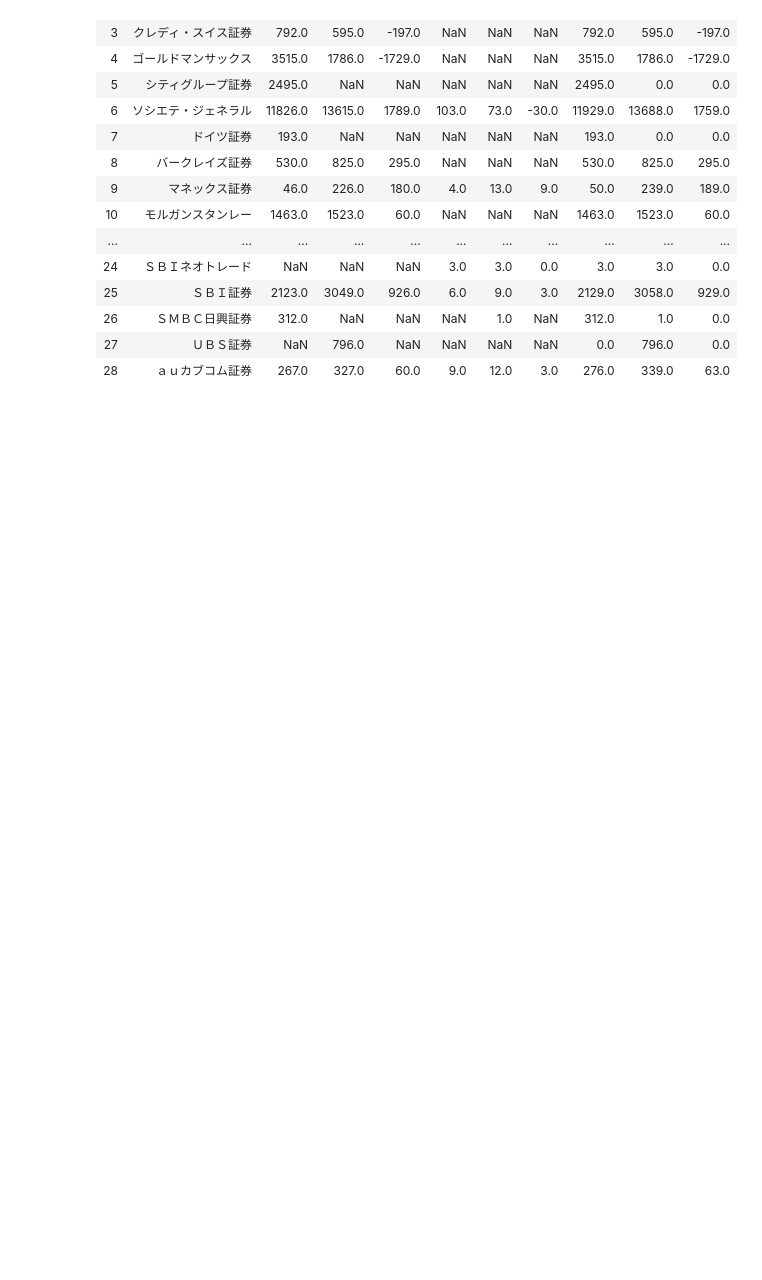
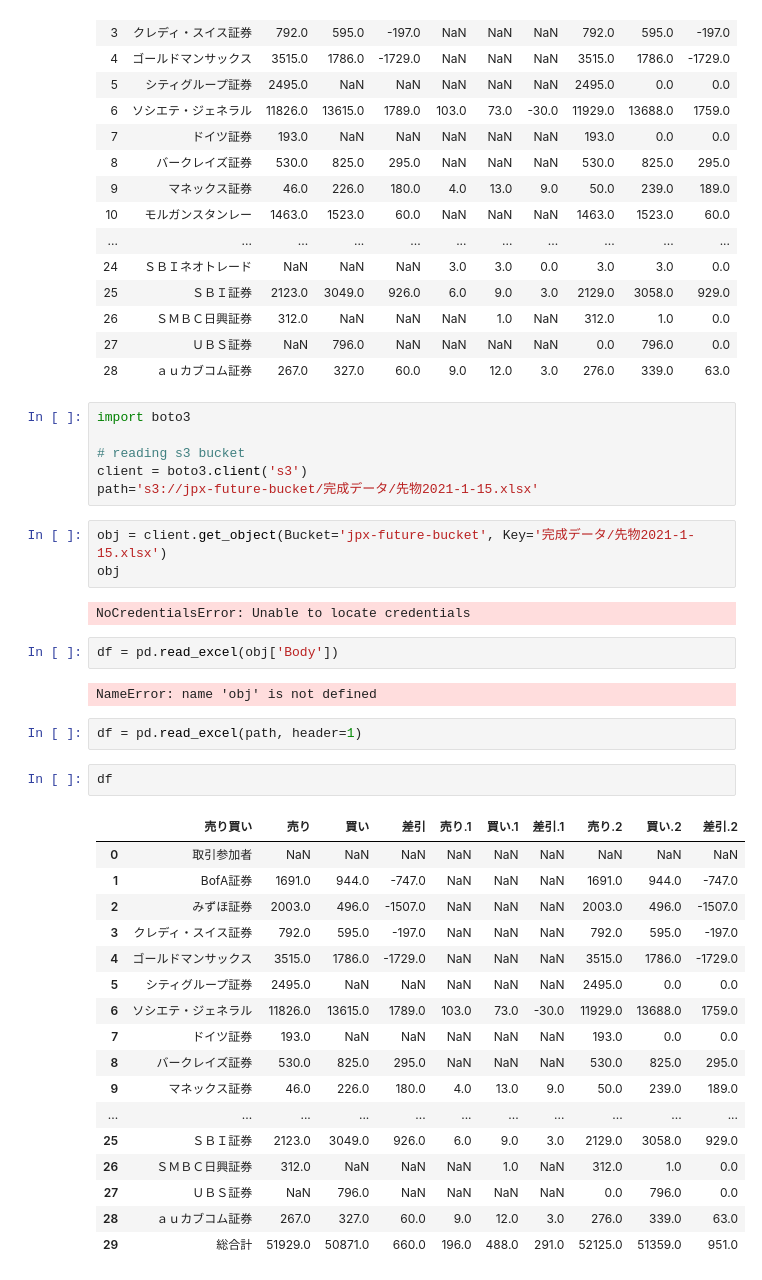
Before and after one commit to Makoto1021/JPX_Future_App, a Jupyter notebook: EDA.ipynb, the cells around one changed output. Drawn from its saved outputs; the diff is of its cells as text; blank space fills up the shorter version.

Commit message:
made the interaction with s3 bucket

```diff
--- a/EDA.ipynb
+++ b/EDA.ipynb
@@ -65,3 +65,40 @@ df[(df["売り買い"] != "総合計")&(df["売り買い"] != "取引参加者")
 | 26 | ＳＭＢＣ日興証券 | 312.0 | NaN | NaN | NaN | 1.0 | NaN | 312.0 | 1.0 | 0.0 |
 | 27 | ＵＢＳ証券 | NaN | 796.0 | NaN | NaN | NaN | NaN | 0.0 | 796.0 | 0.0 |
 | 28 | ａｕカブコム証券 | 267.0 | 327.0 | 60.0 | 9.0 | 12.0 | 3.0 | 276.0 | 339.0 | 63.0 |
+# %%
+import boto3
+
+# reading s3 bucket
+client = boto3.client('s3')
+path='s3://jpx-future-bucket/完成データ/先物2021-1-15.xlsx'
+# %%
+obj = client.get_object(Bucket='jpx-future-bucket', Key='完成データ/先物2021-1-15.xlsx')
+obj
+# %% [output]
+NoCredentialsError: Unable to locate credentials
+# %%
+df = pd.read_excel(obj['Body'])
+# %% [output]
+NameError: name 'obj' is not defined
+# %%
+df = pd.read_excel(path, header=1)
+# %%
+df
+# %% [output]
+|  | 売り買い | 売り | 買い | 差引 | 売り.1 | 買い.1 | 差引.1 | 売り.2 | 買い.2 | 差引.2 |
+| 0 | 取引参加者 | NaN | NaN | NaN | NaN | NaN | NaN | NaN | NaN | NaN |
+| 1 | BofA証券 | 1691.0 | 944.0 | -747.0 | NaN | NaN | NaN | 1691.0 | 944.0 | -747.0 |
+| 2 | みずほ証券 | 2003.0 | 496.0 | -1507.0 | NaN | NaN | NaN | 2003.0 | 496.0 | -1507.0 |
+| 3 | クレディ・スイス証券 | 792.0 | 595.0 | -197.0 | NaN | NaN | NaN | 792.0 | 595.0 | -197.0 |
+| 4 | ゴールドマンサックス | 3515.0 | 1786.0 | -1729.0 | NaN | NaN | NaN | 3515.0 | 1786.0 | -1729.0 |
+| 5 | シティグループ証券 | 2495.0 | NaN | NaN | NaN | NaN | NaN | 2495.0 | 0.0 | 0.0 |
+| 6 | ソシエテ・ジェネラル | 11826.0 | 13615.0 | 1789.0 | 103.0 | 73.0 | -30.0 | 11929.0 | 13688.0 | 1759.0 |
+| 7 | ドイツ証券 | 193.0 | NaN | NaN | NaN | NaN | NaN | 193.0 | 0.0 | 0.0 |
+| 8 | バークレイズ証券 | 530.0 | 825.0 | 295.0 | NaN | NaN | NaN | 530.0 | 825.0 | 295.0 |
+| 9 | マネックス証券 | 46.0 | 226.0 | 180.0 | 4.0 | 13.0 | 9.0 | 50.0 | 239.0 | 189.0 |
+| ... | ... | ... | ... | ... | ... | ... | ... | ... | ... | ... |
+| 25 | ＳＢＩ証券 | 2123.0 | 3049.0 | 926.0 | 6.0 | 9.0 | 3.0 | 2129.0 | 3058.0 | 929.0 |
+| 26 | ＳＭＢＣ日興証券 | 312.0 | NaN | NaN | NaN | 1.0 | NaN | 312.0 | 1.0 | 0.0 |
+| 27 | ＵＢＳ証券 | NaN | 796.0 | NaN | NaN | NaN | NaN | 0.0 | 796.0 | 0.0 |
+| 28 | ａｕカブコム証券 | 267.0 | 327.0 | 60.0 | 9.0 | 12.0 | 3.0 | 276.0 | 339.0 | 63.0 |
+| 29 | 総合計 | 51929.0 | 50871.0 | 660.0 | 196.0 | 488.0 | 291.0 | 52125.0 | 51359.0 | 951.0 |
```
Also changed, not shown: 2 other files.
